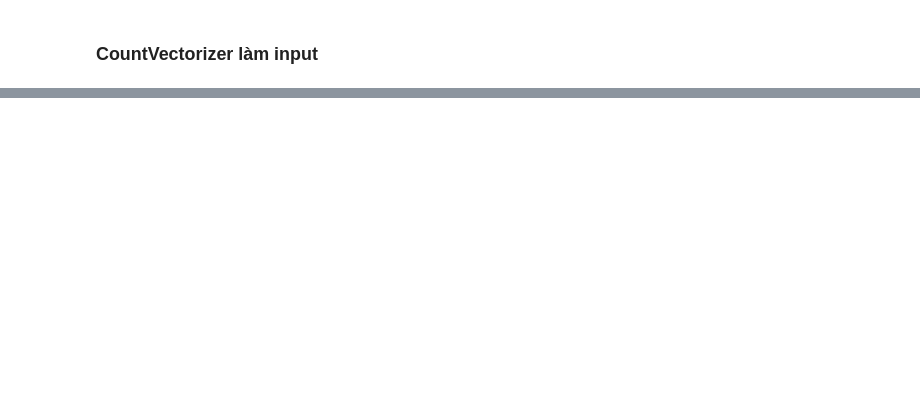
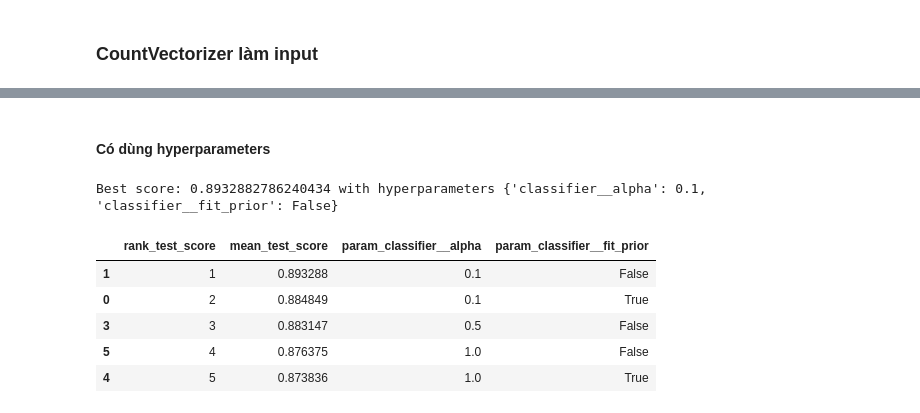
Before and after one commit to Haix1xx/Foody_Sentiment_Analysis, a Jupyter notebook: NLP.ipynb, the cells around one changed output, grey strips where cells are left out. Drawn from its saved outputs; the diff is of its cells as text; code cells hidden in the pictures; blank space fills up the shorter version.

```diff
--- a/NLP.ipynb
+++ b/NLP.ipynb
@@ -210,0 +278,13 @@ weighted avg       0.90      0.91      0.90      1181
+# %% [markdown]
+#### Có dùng hyperparameters
+# %%
+model, result = train_model_with_hyperparameters(TfidfVectorizer(analyzer=review_cleaning), MultinomialNB(), x, y)
+result.head()
+# %% [output]
+Best score: 0.8932882786240434 with hyperparameters {'classifier__alpha': 0.1, 'classifier__fit_prior': False}
+|  | rank_test_score | mean_test_score | param_classifier__alpha | param_classifier__fit_prior |
+| 1 | 1 | 0.893288 | 0.1 | False |
+| 0 | 2 | 0.884849 | 0.1 | True |
+| 3 | 3 | 0.883147 | 0.5 | False |
+| 5 | 4 | 0.876375 | 1.0 | False |
+| 4 | 5 | 0.873836 | 1.0 | True |
```
Also changed, not shown: parts of 13 cells of this notebook.
